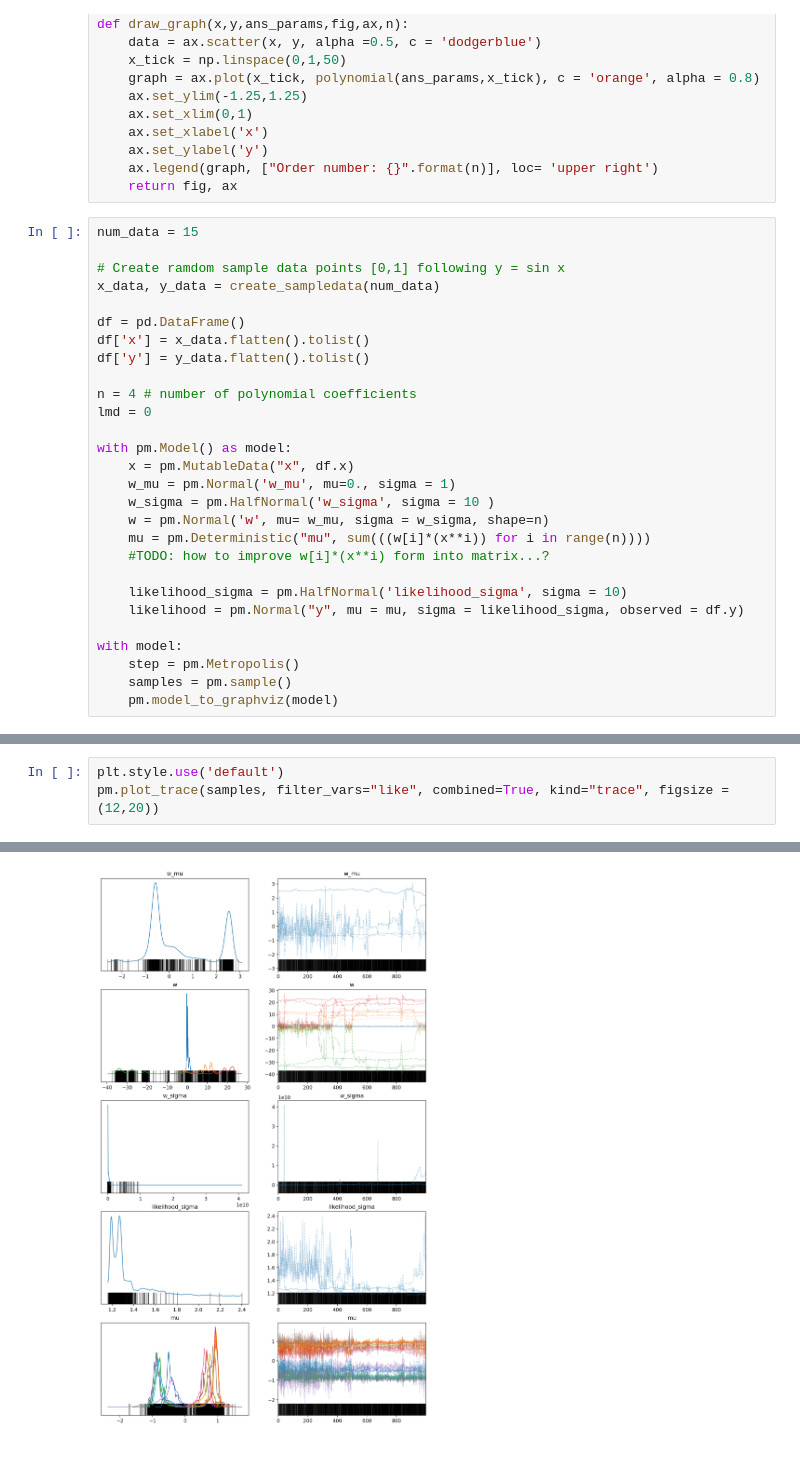
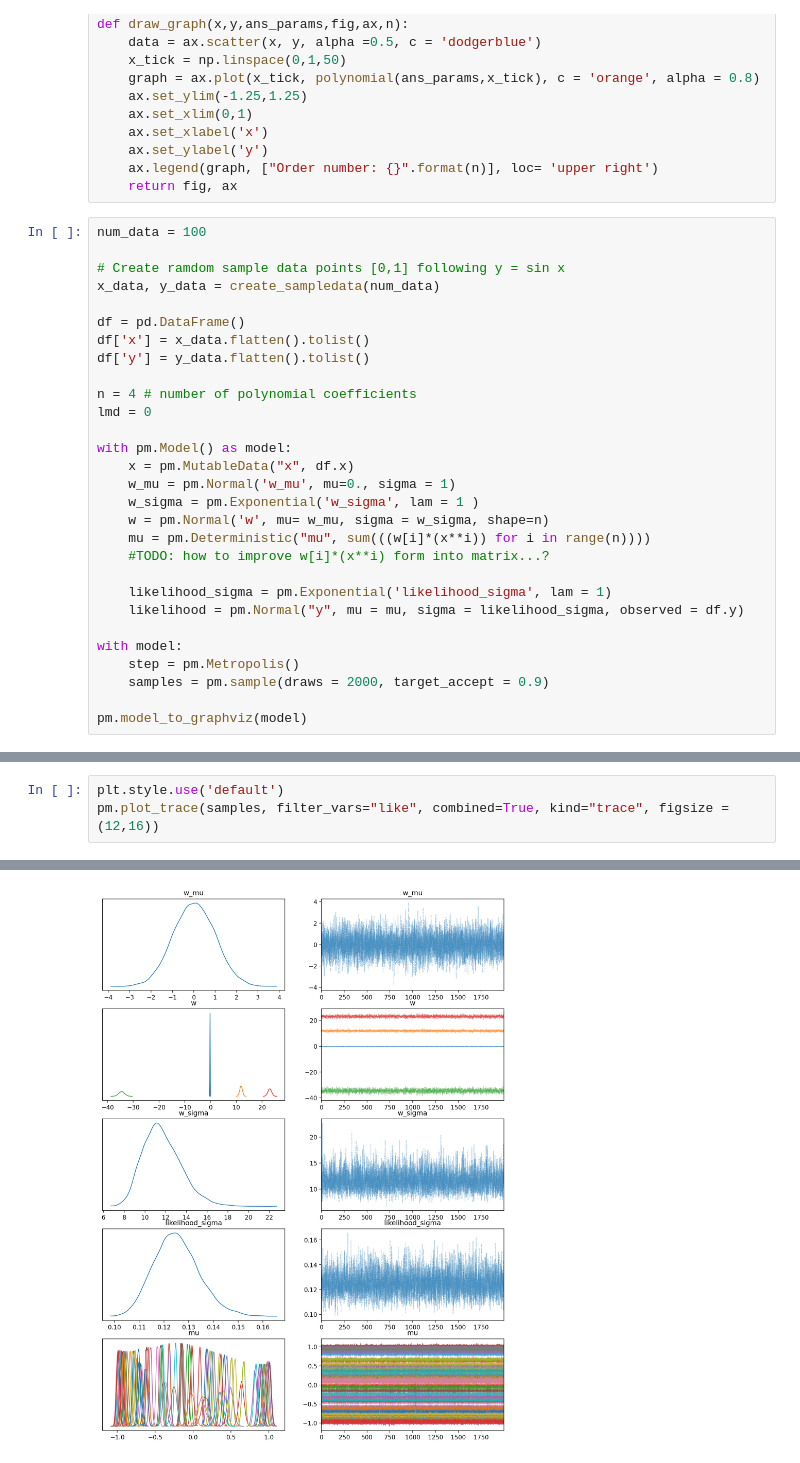
Before and after one commit to jykoresearch/personal-studies, a Jupyter notebook: PRML/curve_fitting/curvefitting_Bayesian.ipynb, the cells around one changed output, grey strips where cells are left out. Cells and saved outputs as stored; diff of their text form.

```diff
--- a/PRML/curve_fitting/curvefitting_Bayesian.ipynb
+++ b/PRML/curve_fitting/curvefitting_Bayesian.ipynb
@@ -77,7 +77,7 @@ def draw_graph(x,y,ans_params,fig,ax,n):
     ax.legend(graph, ["Order number: {}".format(n)], loc= 'upper right')
     return fig, ax
 # %%
-num_data = 15
+num_data = 100
 
 # Create ramdom sample data points [0,1] following y = sin x
 x_data, y_data = create_sampledata(num_data)
@@ -92,16 +92,17 @@ lmd = 0
 with pm.Model() as model:
     x = pm.MutableData("x", df.x)
     w_mu = pm.Normal('w_mu', mu=0., sigma = 1)
-    w_sigma = pm.HalfNormal('w_sigma', sigma = 10 )
+    w_sigma = pm.Exponential('w_sigma', lam = 1 )
     w = pm.Normal('w', mu= w_mu, sigma = w_sigma, shape=n)
     mu = pm.Deterministic("mu", sum(((w[i]*(x**i)) for i in range(n))))
     #TODO: how to improve w[i]*(x**i) form into matrix...?
 
-    likelihood_sigma = pm.HalfNormal('likelihood_sigma', sigma = 10)
+    likelihood_sigma = pm.Exponential('likelihood_sigma', lam = 1)
     likelihood = pm.Normal("y", mu = mu, sigma = likelihood_sigma, observed = df.y)
 
 with model:
     step = pm.Metropolis()
-    samples = pm.sample()
-    pm.model_to_graphviz(model)
+    samples = pm.sample(draws = 2000, target_accept = 0.9)
+
+pm.model_to_graphviz(model)
 # %% [output]
@@ -143,16 +116,16 @@ NotImplementedError: These `Op`s should be removed from graphs used for computat
 # %%
 plt.style.use('default')
-pm.plot_trace(samples, filter_vars="like", combined=True, kind="trace", figsize = (12,20))
+pm.plot_trace(samples, filter_vars="like", combined=True, kind="trace", figsize = (12,16))
 # %% [output]
 array([[<AxesSubplot:title={'center':'w_mu'}>,
         <AxesSubplot:title={'center':'w_mu'}>],
        [<AxesSubplot:title={'center':'w'}>,
         <AxesSubplot:title={'center':'w'}>],
        [<AxesSubplot:title={'center':'w_sigma'}>,
         <AxesSubplot:title={'center':'w_sigma'}>],
        [<AxesSubplot:title={'center':'likelihood_sigma'}>,
         <AxesSubplot:title={'center':'likelihood_sigma'}>],
        [<AxesSubplot:title={'center':'mu'}>,
         <AxesSubplot:title={'center':'mu'}>]], dtype=object)
-[figure, old version]
+[figure, new version]
 # %%
```
Also changed, not shown: parts of 4 cells of this notebook.
